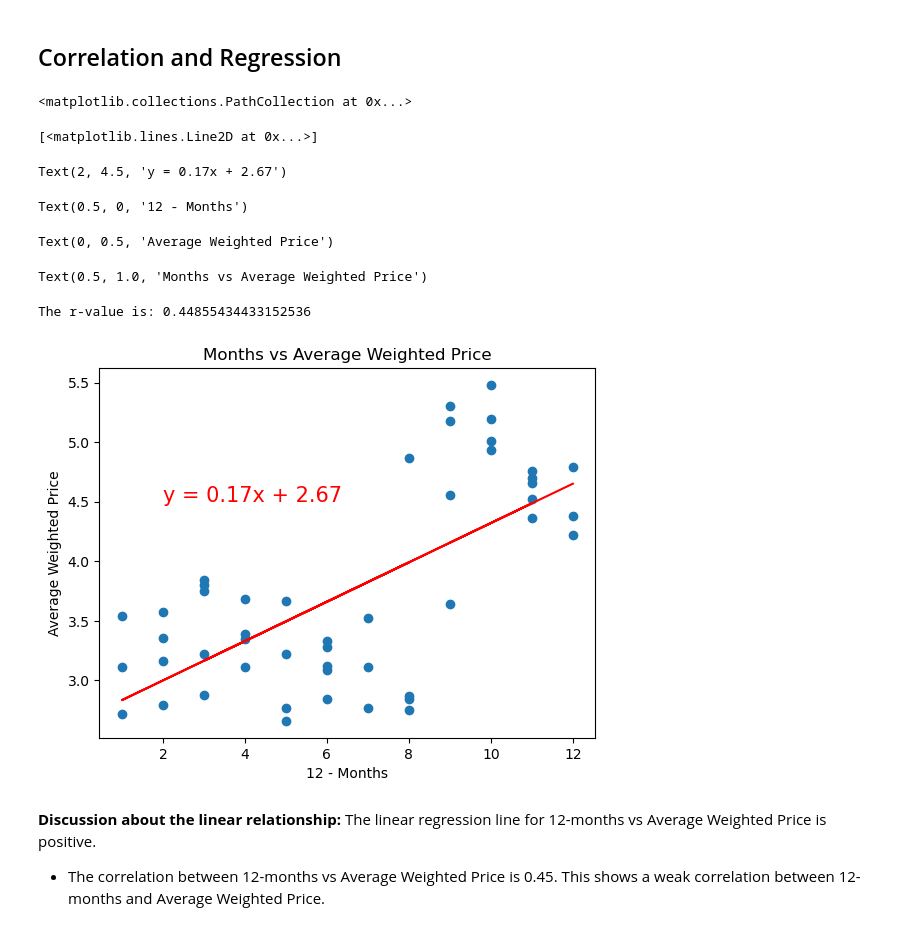
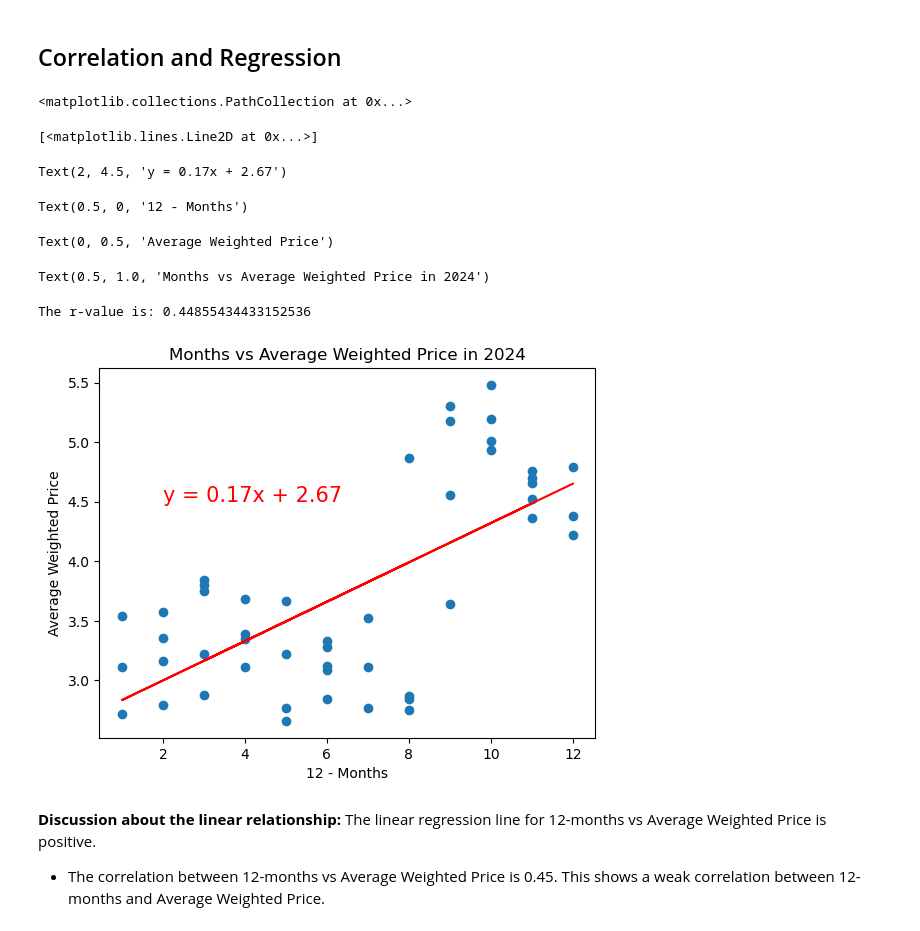
Before and after one commit to country4livin/Project-1-Repo, a Jupyter notebook: Eggs_Season.ipynb, the cells around one changed output. Drawn from its saved outputs; the diff is of its cells as text; code cells hidden in the pictures.

```diff
--- a/Eggs_Season.ipynb
+++ b/Eggs_Season.ipynb
@@ -213,34 +214,34 @@ F_onewayResult(statistic=23.430319519587172, pvalue=3.2426269629127185e-09)
 # %%
 x_values = season_sum_df["month"]
 y_values = season_sum_df["weighted_price"]
 # Compute linear regression
 (slope, intercept, rvalue, pvalue, stderr) = stats.linregress(x_values, y_values)
 # Get regression values
 regress_values = x_values * slope + intercept
 # Create line equation string
 line_eq = "y = " + str(round(slope,2)) + "x + " + str(round(intercept,2))
 
 # Create plot
 plt.scatter(x_values,y_values)
 plt.plot(x_values,regress_values,"r-")
 # Label plot and annotate the line equation
 plt.annotate(line_eq,(2,4.5),fontsize=15,color="red")
 plt.xlabel("12 - Months")
 plt.ylabel("Average Weighted Price")
-plt.title("Months vs Average Weighted Price")
+plt.title("Months vs Average Weighted Price in 2024")
 # Print r^2 value
 print(f"The r-value is: {rvalue**2}")
 # Show plot
 plt.show()
 # %% [output]
 <matplotlib.collections.PathCollection at 0x...>
 [<matplotlib.lines.Line2D at 0x...>]
 Text(2, 4.5, 'y = 0.17x + 2.67')
 Text(0.5, 0, '12 - Months')
 Text(0, 0.5, 'Average Weighted Price')
-Text(0.5, 1.0, 'Months vs Average Weighted Price')
+Text(0.5, 1.0, 'Months vs Average Weighted Price in 2024')
 The r-value is: 0.44855434433152536
-[figure, old version]
+[figure, new version]
 # %% [markdown]
 **Discussion about the linear relationship:** The linear regression line for 12-months vs Average Weighted Price is positive.
 - The correlation between 12-months vs Average Weighted Price is 0.45. This shows a weak correlation between 12-months and Average Weighted Price.
```
Also changed, not shown: parts of 3 cells of this notebook, 3 other files.
